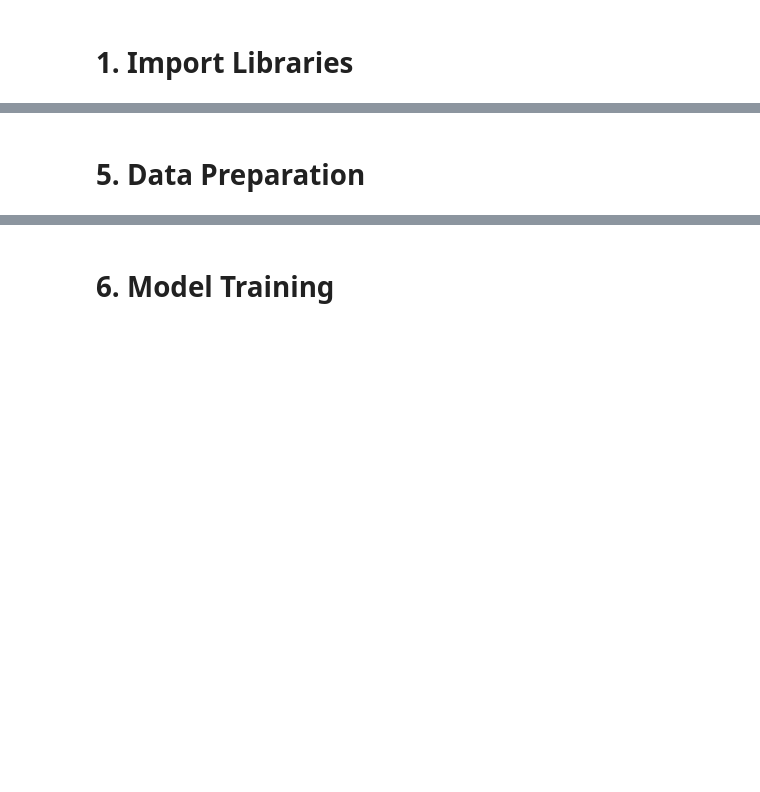
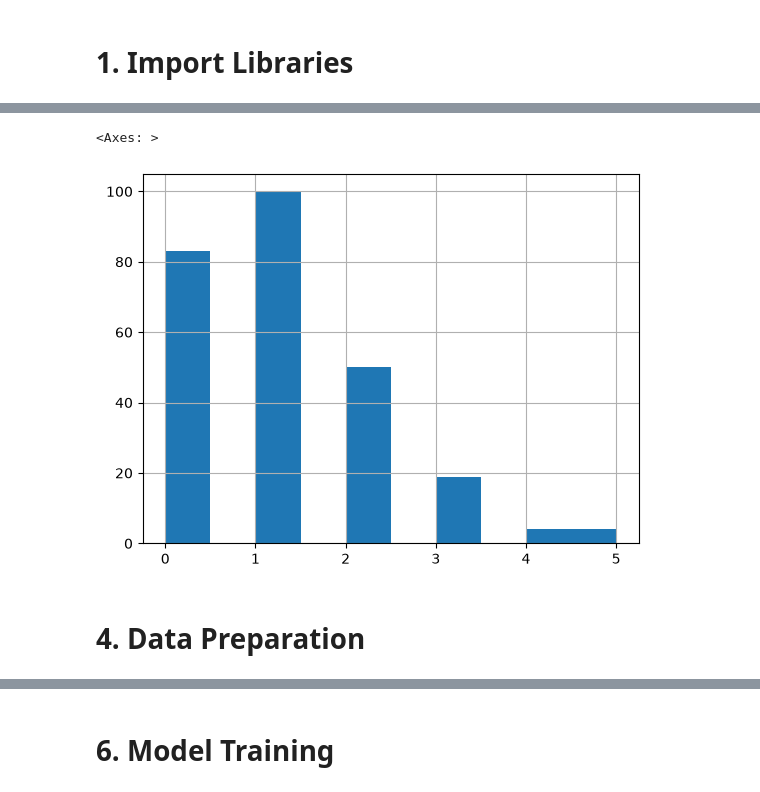
Before and after one commit to marinaperezs/football-match-outcome-prediction, a Jupyter notebook: 02_model_development.ipynb, the cells around one changed output, grey strips where cells are left out. Drawn from its saved outputs; the diff is of its cells as text; code cells hidden in the pictures; blank space fills up the shorter version.

```diff
--- a/02_model_development.ipynb
+++ b/02_model_development.ipynb
@@ -47,3 +97,8 @@ matches_df.describe()
+# %%
+matches_df["away_score"].hist()
+# %% [output]
+<Axes: >
+[figure, added]
 # %% [markdown]
-# 5. Data Preparation
+# 4. Data Preparation
 # %%
```
Also changed, not shown: parts of 19 cells of this notebook, 1 other file.
